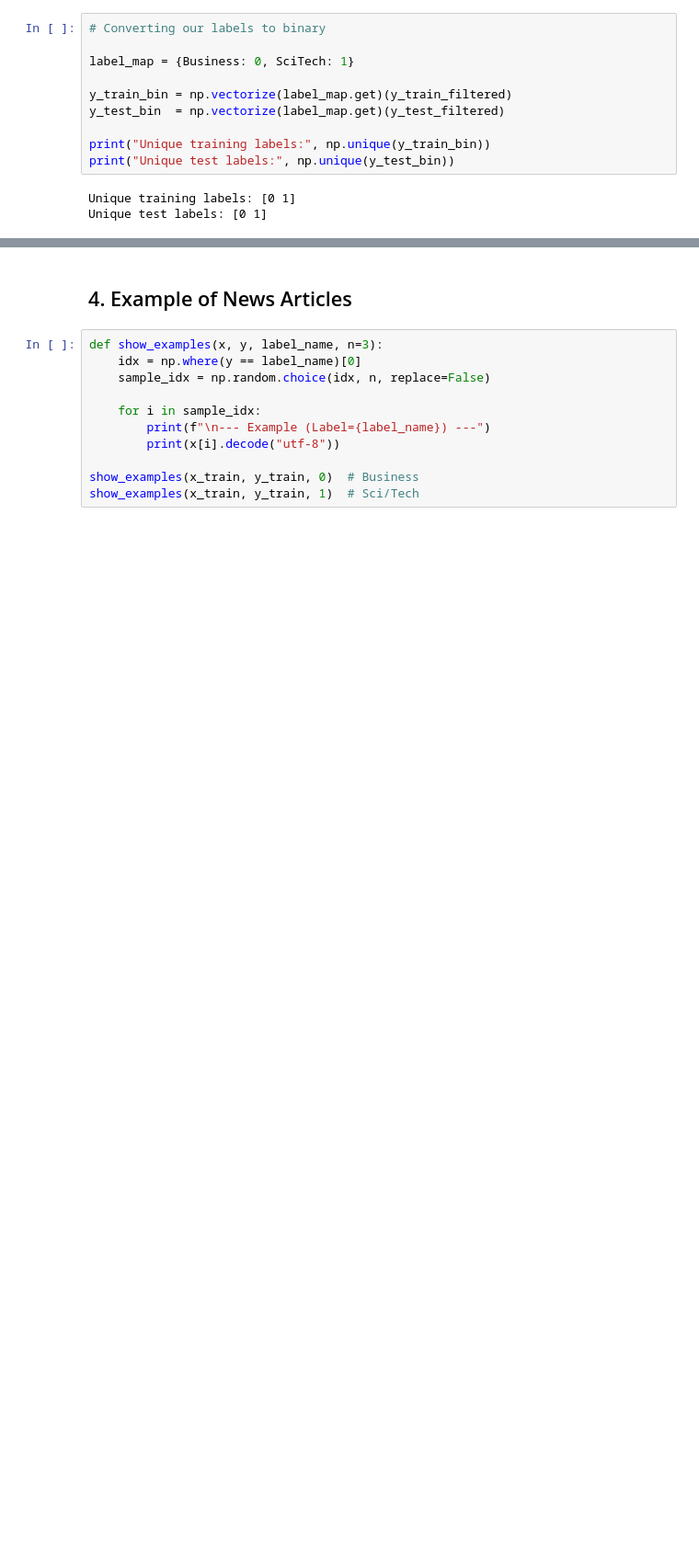
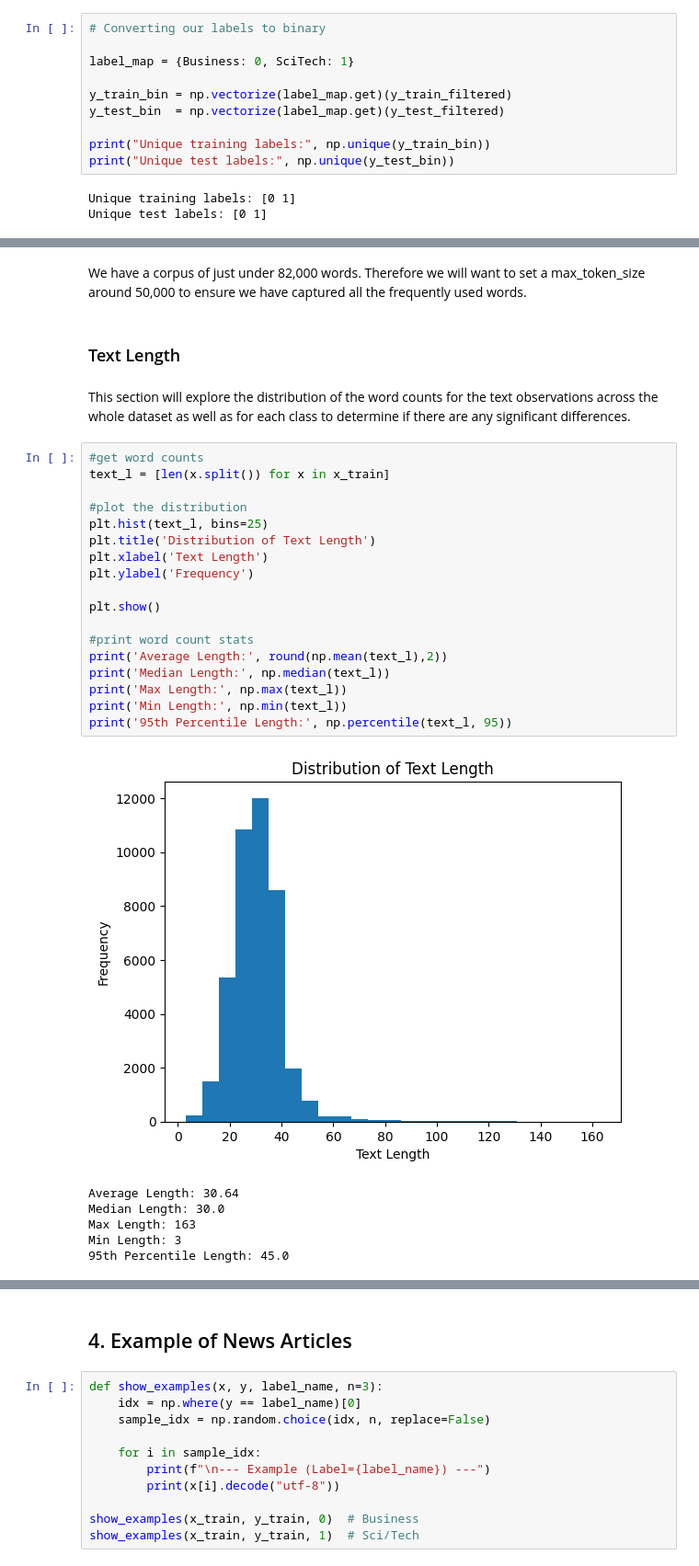
Before and after one commit to ehaley3/Advanced_Machine_Learning_Final_Project2025, a Jupyter notebook: AML_Final_Project_Group2.ipynb, the cells around one changed output, grey strips where cells are left out. Shown at 92% size. Cells and saved outputs as stored; diff of their text form; blank space fills up the shorter version.

```diff
--- a/AML_Final_Project_Group2.ipynb
+++ b/AML_Final_Project_Group2.ipynb
@@ -174,0 +180,31 @@ array([21000, 21000])
+# %% [markdown]
+We have a corpus of just under 82,000 words. Therefore we will want to set a max_token_size around 50,000 to ensure we have captured all the frequently used words.
+# %% [markdown]
+### Text Length
+# %% [markdown]
+This section will explore the distribution of the word counts for the text observations across the whole dataset as well as for each class to determine if there are any significant differences.
+# %%
+#get word counts
+text_l = [len(x.split()) for x in x_train]
+
+#plot the distribution
+plt.hist(text_l, bins=25)
+plt.title('Distribution of Text Length')
+plt.xlabel('Text Length')
+plt.ylabel('Frequency')
+
+plt.show()
+
+#print word count stats
+print('Average Length:', round(np.mean(text_l),2))
+print('Median Length:', np.median(text_l))
+print('Max Length:', np.max(text_l))
+print('Min Length:', np.min(text_l))
+print('95th Percentile Length:', np.percentile(text_l, 95))
+# %% [output]
+[figure, added]
+Average Length: 30.64
+Median Length: 30.0
+Max Length: 163
+Min Length: 3
+95th Percentile Length: 45.0
```
Also changed, not shown: parts of 41 cells of this notebook.
